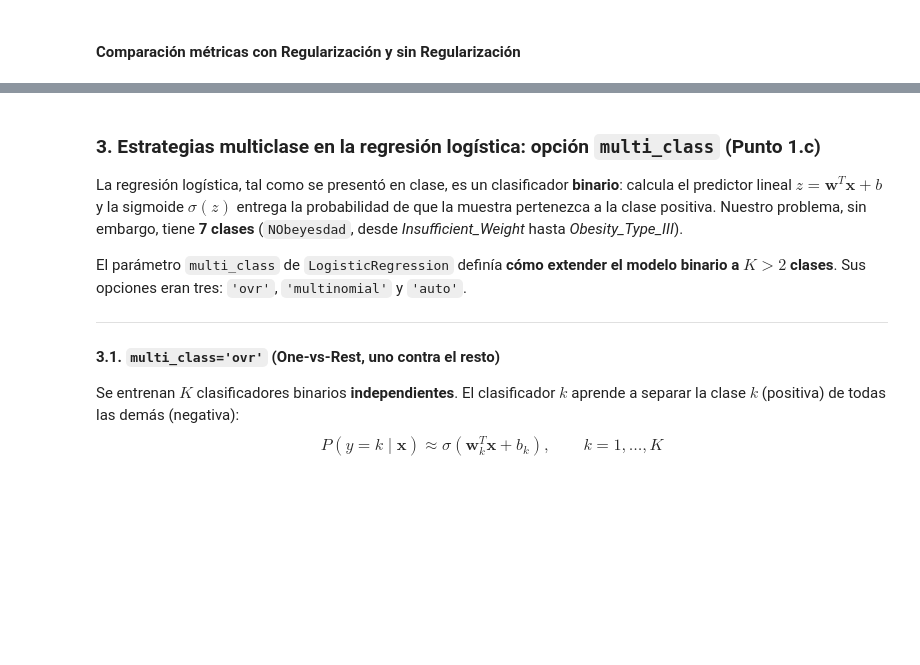
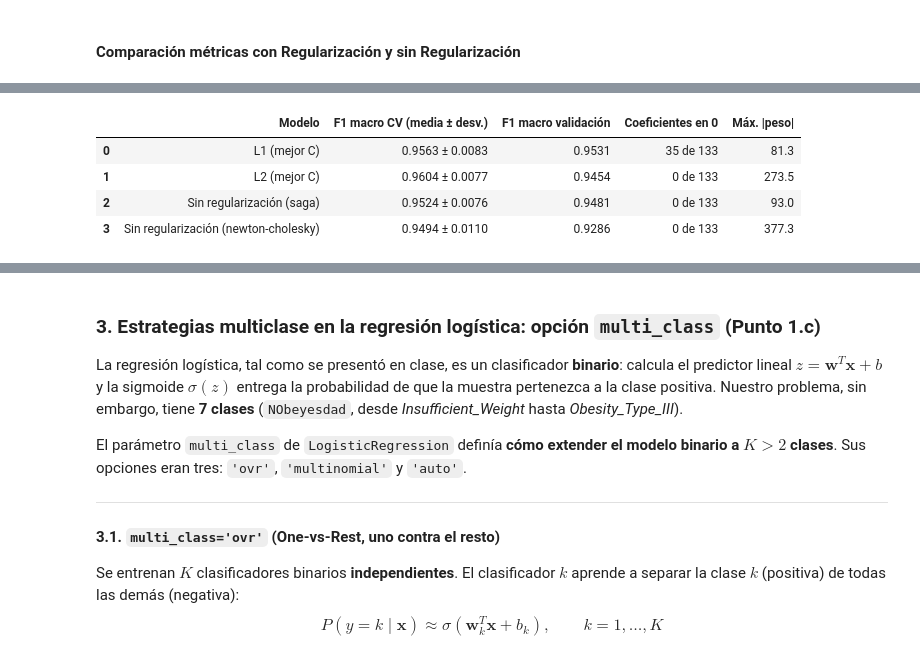
Before and after one commit to violetaespana/Assignment_2, a Jupyter notebook: Desarrollo.ipynb, the cells around one changed output, grey strips where cells are left out. Saved outputs shown, nothing was run; the diff lists cells and outputs as text; code cells hidden in the pictures; blank space fills up the shorter version.

```diff
--- a/Desarrollo.ipynb
+++ b/Desarrollo.ipynb
@@ -336 +476,41 @@ resultados
+# %%
+from sklearn.model_selection import cross_val_score
+
+def resumen_modelo(nombre, modelo, f1_cv_media, f1_cv_desv):
+    coef = modelo.named_steps["clasificador"].coef_
+    return {
+        "Modelo": nombre,
+        "F1 macro CV (media ± desv.)": f"{f1_cv_media:.4f} ± {f1_cv_desv:.4f}",
+        "F1 macro validación": round(f1_score(y_val, modelo.predict(X_val), average="macro"), 4),
+        "Coeficientes en 0": f"{int((coef == 0).sum())} de {coef.size}",
+        "Máx. |peso|": round(float(np.abs(coef).max()), 1),
+    }
+
+filas = []
+for nombre, busqueda in [("L1 (mejor C)", busqueda_L1), ("L2 (mejor C)", busqueda_L2)]:
+    i = busqueda.best_index_
+    filas.append(resumen_modelo(nombre, busqueda.best_estimator_,
+                                busqueda.cv_results_["mean_test_score"][i],
+                                busqueda.cv_results_["std_test_score"][i]))
+
+# Sin regularización: el resultado depende del solver (ver observaciones)
+for solver in ["saga", "newton-cholesky"]:
+    modelo = Pipeline([
+        ("preprocesamiento", clone(preprocesador)),
+        ("clasificador", LogisticRegression(penalty=None, solver=solver, max_iter=5000))
+    ])
+    # Sin penalización, newton-cholesky avisa que el Hessiano es singular o mal condicionado (datos casi separables)
+    with warnings.catch_warnings():
+        warnings.simplefilter("ignore")
+        puntajes = cross_val_score(modelo, X_train, y_train, cv=cv, scoring="f1_macro")
+        modelo.fit(X_train, y_train)
+    filas.append(resumen_modelo(f"Sin regularización ({solver})", modelo, puntajes.mean(), puntajes.std()))
+
+pd.DataFrame(filas)
+# %% [output]
+|  | Modelo | F1 macro CV (media ± desv.) | F1 macro validación | Coeficientes en 0 | Máx. |peso| |
+| 0 | L1 (mejor C) | 0.9563 ± 0.0083 | 0.9531 | 35 de 133 | 81.3 |
+| 1 | L2 (mejor C) | 0.9604 ± 0.0077 | 0.9454 | 0 de 133 | 273.5 |
+| 2 | Sin regularización (saga) | 0.9524 ± 0.0076 | 0.9481 | 0 de 133 | 93.0 |
+| 3 | Sin regularización (newton-cholesky) | 0.9494 ± 0.0110 | 0.9286 | 0 de 133 | 377.3 |
 # %% [markdown]
```
Also changed, not shown: parts of 18 cells of this notebook.
